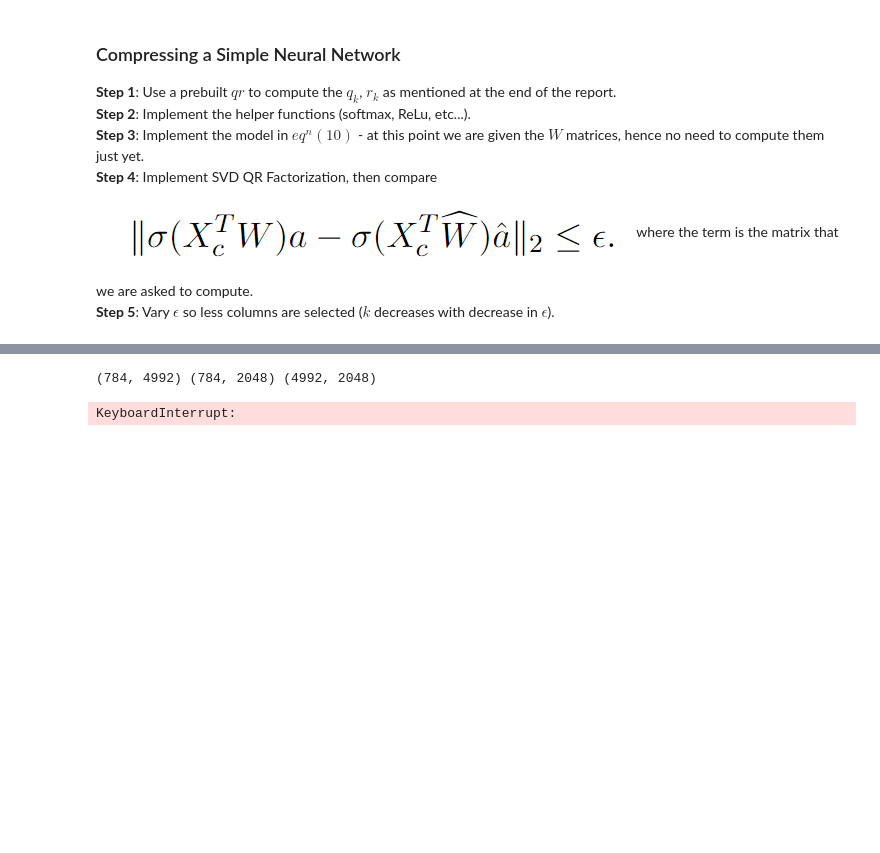
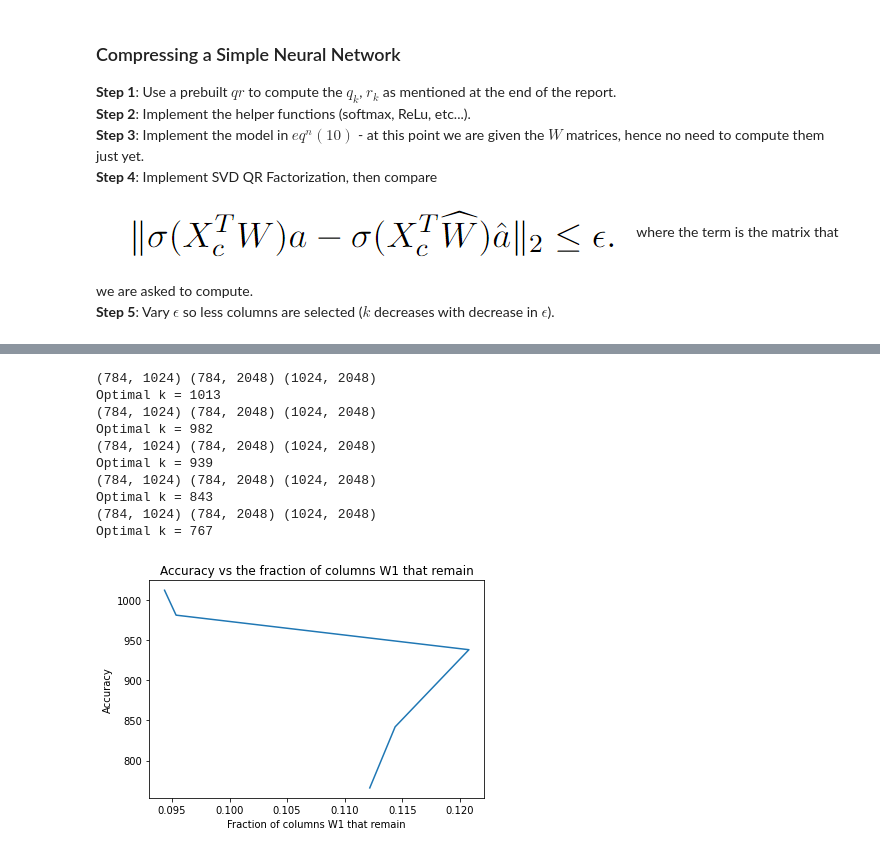
Before and after one commit to pratyush1712/Math-4260, a Jupyter notebook: project-01/Project 01.ipynb, the cells around one changed output, grey strips where cells are left out. Cells and saved outputs as stored; diff of their text form; code cells hidden in the pictures; blank space fills up the shorter version.

```diff
--- a/project-01/Project 01.ipynb
+++ b/project-01/Project 01.ipynb
@@ -34,7 +34,7 @@ def compute_norms(A):
 
 
 # algorithm to compute the QR factorization of A using Householder reflections and Column pivoting
-def compute_QR(A, k, P=None, Q=None):
+def compute_QR(A, k, P=None, Q=None, epsilon = None, a_norm = None):
     m, n = A.shape
     squared_column_norms = compute_norms(A)
 
@@ -76,6 +76,19 @@ def compute_QR(A, k, P=None, Q=None):
         temp_vector = u.T @ Q[j:]
         outer_product =     u @ temp_vector
         Q[j:] -= 2 * outer_product
+
+        # check if |r_{k+1, k+1}|/|r_{1,1}| <= epsilon/||a||_2
+        if epsilon is not None:
+            # print the difference for every 8th of k_max
+            # if j % (k // 8) == 0:
+            #     print(f"j = {j}, R[j + 1, j + 1] = {R[j + 1, j + 1]}, R[1, 1] = {R[1, 1]}, epsilon/||a||_2 = {epsilon / a_norm}")
+            #     print(f"abs(R[j + 1, j + 1]) / abs(R[1, 1]) = {abs(R[j + 1, j + 1]) / abs(R[1, 1])}")
+            #     print(f"abs(R[j + 1, j + 1]) / abs(R[1, 1]) <= epsilon / a_norm = {abs(R[j + 1, j + 1]) / abs(R[1, 1]) <= epsilon / a_norm}")
+            if abs(R[j, j]) / abs(R[1, 1]) <= epsilon / a_norm:
+                # return Q, R, P
+                Q = Q[:k].T
+                R = R[:k, :]
+                return Q, R, P, j
 
     Q = Q[:k].T
     R = R[:k, :]
@@ -166,4 +179,4 @@ def test_compute_QR():
 
 
 # test_compute_QR()
-plot_QR_time()
+# plot_QR_time()
@@ -356,54 +374,62 @@
 degrades significantly). Your results/discussion should include a plot of the accuracy vs the
 fraction of columns W (1) that remain
 """
 
+a_norm = np.linalg.norm(Ws[len(Ws)-1], ord=2)
+
 def compress_layer(X, W, epsilon, debug=False):
     A = layer(X, W)
-    # low-rank approximations
+
     print(X.shape, W.shape, A.shape)
-    if not debug:
-        rank_k_approximation = low_rank_approximations(A, k_max=A.shape[0], epsilon=epsilon, return_optimal=True)
-        k = rank_k_approximation["k"]
-        R_k = rank_k_approximation["R_k"]
-        P_k = rank_k_approximation["P_k"]
-    else:
-        k = A.shape[0]
-        Q_k, R_k, P_k = compute_QR(A, k, np.eye(A.shape[1]), np.eye(A.shape[0]))
+    rank_k_approximation = low_rank_approximations(A, k_max=A.shape[0], epsilon=epsilon, return_optimal=True, optim=True, a_norm=a_norm)
+
+    k = rank_k_approximation["k"]
+    R_k = rank_k_approximation["R_k"]
+    P_k = rank_k_approximation["P_k"]
+
     W_compressed = W[:, :k]
+
     R11_inv = np.linalg.inv(R_k[:k, :k])
     R11_inv_R12 = R11_inv @ R_k[:k, k:]
+
     T = np.hstack((np.eye(k)[:, :k], R11_inv_R12)) @ P_k.T
-    print(f"T = {T.shape}, W_compressed = {W_compressed.shape}, A = {A.shape}, R_k = {R_k.shape}, P_k = {P_k.shape}, k = {k}")
-    print(f"Compressed layer with k = {k}", end=" ")
-    print(f"epsilon = {epsilon}")
     layer_output = relu(np.dot(X.T, W[:, :k])) @ T
-    print(f"layer_output = {layer_output.shape}")
+
     return W_compressed, layer_output, T
 
 
 def plot_accuracy_vs_fraction(XC, XT, y, Ws, epsilon_values):
     accuracies = []
-    column_fractions = []
+    columns = []
     for epsilon in epsilon_values:
-        num_columns_prev = Ws[0].shape[1]
-        W1_compressed, layer_output = compress_layer(XC, Ws[0], epsilon, debug=True)
-        num_columns_k_rank = W1_compressed.shape[1]
-        print(f"num_columns_prev = {num_columns_prev}, num_columns_k_rank = {num_columns_k_rank}")
-        column_fractions.append(num_columns_k_rank / num_columns_prev)
-        # use the layer output for the first layer and the original weights for the rest
-        Ws_compressed = Ws[1:]
-        # Xt -> layer_output
-        accuracy = compute_accuracy(layer_output, y, Ws_compressed)
+        initial_col_size = Ws[0].shape[1]
+        Ws_compressed = Ws[:]
+        W1_compressed, layer_output, T = compress_layer(XC, Ws[0], epsilon)
+        columns.append(W1_compressed.shape[1] - initial_col_size / initial_col_size)
+        Ws_compressed[0] = W1_compressed # update W1
+        Ws_compressed[1] = T @ Ws_compressed[1] # update W2
+        # all other Ws remain the same
+        # call the model with the compressed Ws
+        accuracy = compute_accuracy(XT, y, Ws_compressed)
         accuracies.append(accuracy)
-    plt.plot(epsilon_values, accuracies)
+    plt.plot(columns, accuracies)
     plt.title("Accuracy vs the fraction of columns W1 that remain")
     plt.xlabel("Fraction of columns W1 that remain")
     plt.ylabel("Accuracy")
     plt.show()
 
 epsilon_values = np.linspace(0.01, 0.09, 5)
 plot_accuracy_vs_fraction(XC, XT, y, Ws, epsilon_values)
 # %% [output]
-(784, 4992) (784, 2048) (4992, 2048)
+(784, 1024) (784, 2048) (1024, 2048)
+Optimal k = 1013
+(784, 1024) (784, 2048) (1024, 2048)
+Optimal k = 982
+(784, 1024) (784, 2048) (1024, 2048)
+Optimal k = 939
+(784, 1024) (784, 2048) (1024, 2048)
+Optimal k = 843
+(784, 1024) (784, 2048) (1024, 2048)
+Optimal k = 767
-KeyboardInterrupt:
+[figure, added]
 # %%
```
Also changed, not shown: parts of 4 cells of this notebook.
